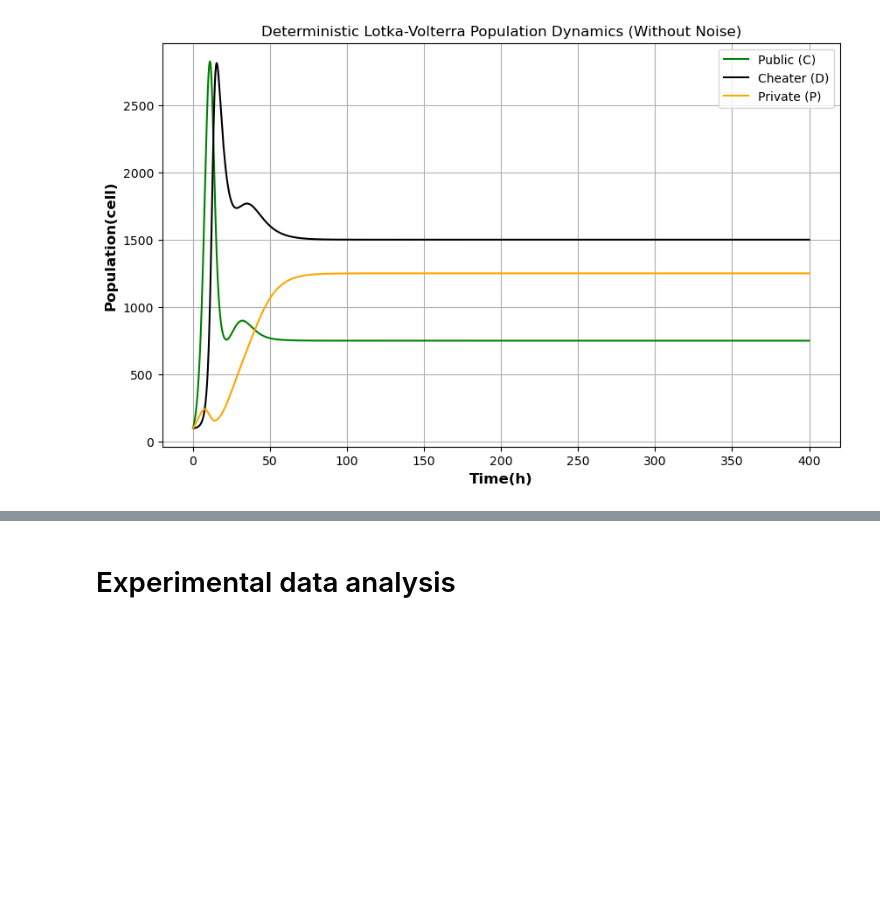
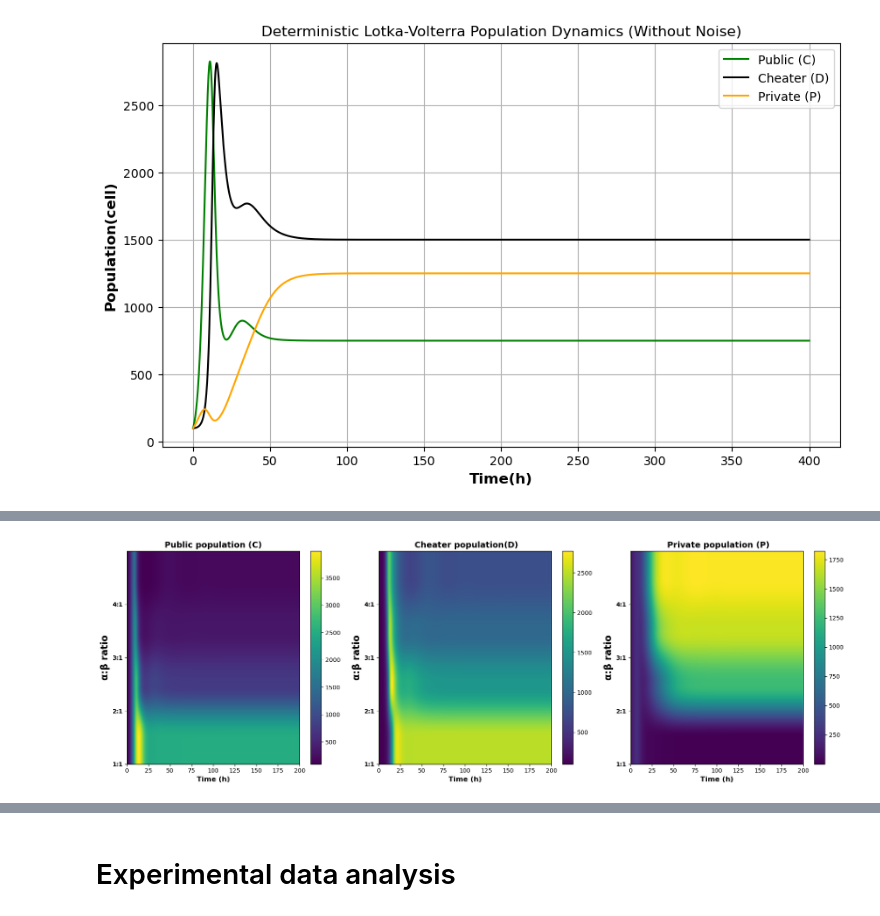
Before and after one commit to Computational-Biology-Aachen/FightClub, a Jupyter notebook: main.ipynb, the cells around one changed output, grey strips where cells are left out. Drawn from its saved outputs; the diff is of its cells as text; code cells hidden in the pictures; blank space fills up the shorter version.

Commit message:
numerical analysis,growth rate,update parameter impact

```diff
--- a/main.ipynb
+++ b/main.ipynb
@@ -597 +231,87 @@ plt.show()
+# %%
+from src.model import deriv
+from src.parameters import parameters
+import numpy as np
+import matplotlib.pyplot as plt
+from scipy.integrate import odeint
+import os
+
+# Initial conditions and time vector
+y0 = 100.0, 100.0, 100.0  # Initial populations of C, D, P
+t = np.linspace(0, 200, 1000)  # Time range for simulation
+
+# Define α (alpha) scaling factors
+alpha_multipliers = [1, 2, 3, 4]  # α = k * β
+
+# Reference β (beta) from parameters
+base_beta = parameters["beta"]
+
+# Matrices to store results for heatmap
+pop_C = np.zeros((len(alpha_multipliers), len(t)))  # Public (C) over time for each scaling
+pop_D = np.zeros((len(alpha_multipliers), len(t)))  # Cheater (D) over time for each scaling
+pop_P = np.zeros((len(alpha_multipliers), len(t)))  # Private (P) over time for each scaling
+
+# Simulate for each scaling of α (alpha)
+for i, alpha_mult in enumerate(alpha_multipliers):
+    alpha = base_beta * alpha_mult  # Scale α (alpha)
+    beta = base_beta  # Keep β (beta) constant
+
+    # Run the simulation
+    ret = odeint(
+        deriv, y0, t, args=(
+            parameters["nu"],
+            beta,
+            alpha,
+            parameters["r_c"],
+            parameters["r_p"],
+            parameters["gamma"],
+            parameters["eta"],
+        )
+    )
+
+    # Store population data for heatmap
+    pop_C[i, :] = ret[:, 0]  # Public (C)
+    pop_D[i, :] = ret[:, 1]  # Cheater (D)
+    pop_P[i, :] = ret[:, 2]  # Private (P)
+
+# Plot heatmaps for each population
+fig, axs = plt.subplots(1, 3, figsize=(18, 6))
+
+# Heatmap for Public (C)
+c1 = axs[0].imshow(pop_C, aspect='auto', cmap='viridis', origin='lower',
+                   extent=[t[0], t[-1], 1, len(alpha_multipliers) + 1])
+axs[0].set_title('Public population (C)', fontsize=14, fontweight="bold")
+axs[0].set_xlabel('Time (h)', fontsize=12, fontweight="bold")
+axs[0].set_ylabel('α:β ratio', fontsize=16, fontweight="bold")
+axs[0].set_yticks(range(1, len(alpha_multipliers) + 1))
+axs[0].set_yticklabels([f"{k}:1" for k in alpha_multipliers], fontsize=10, fontweight="bold")
+fig.colorbar(c1, ax=axs[0])
+
+# Heatmap for Cheater (D)
+c2 = axs[1].imshow(pop_D, aspect='auto', cmap='viridis', origin='lower',
+                   extent=[t[0], t[-1], 1, len(alpha_multipliers) + 1])
+axs[1].set_title(' Cheater population(D)', fontsize=14, fontweight="bold")
+axs[1].set_xlabel('Time (h)', fontsize=12, fontweight="bold")
+axs[1].set_ylabel('α:β ratio', fontsize=16, fontweight="bold")
+axs[1].set_yticks(range(1, len(alpha_multipliers) + 1))
+axs[1].set_yticklabels([f"{k}:1" for k in alpha_multipliers], fontsize=10, fontweight="bold")
+fig.colorbar(c2, ax=axs[1])
+
+# Heatmap for Private (P)
+c3 = axs[2].imshow(pop_P, aspect='auto', cmap='viridis', origin='lower',
+                   extent=[t[0], t[-1], 1, len(alpha_multipliers) + 1])
+axs[2].set_title(' Private population (P)', fontsize=14, fontweight="bold")
+axs[2].set_xlabel('Time (h)', fontsize=12, fontweight="bold")
+axs[2].set_ylabel('α:β ratio', fontsize=16, fontweight="bold")
+axs[2].set_yticks(range(1, len(alpha_multipliers) + 1))
+axs[2].set_yticklabels([f"{k}:1" for k in alpha_multipliers], fontsize=10, fontweight="bold")
+fig.colorbar(c3, ax=axs[2])
+
+# Save and show the heatmaps
+os.makedirs("output/figures", exist_ok=True)  # Ensure the output directory exists
+plt.tight_layout()
+plt.savefig("output/figures/heatmap_alpha_scaled.png", dpi=300)
+plt.show()
+# %% [output]
+[figure, added]
 # %% [markdown]
```
Also changed, not shown: parts of 16 cells of this notebook, 1 other file.
